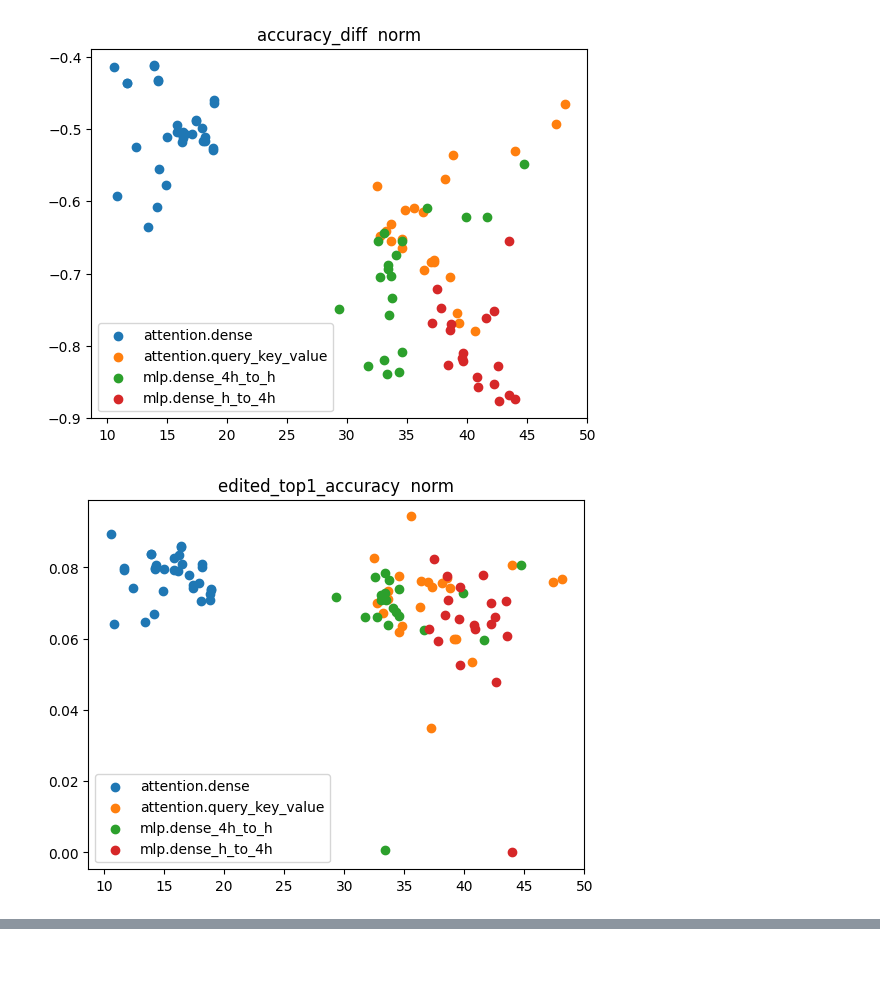
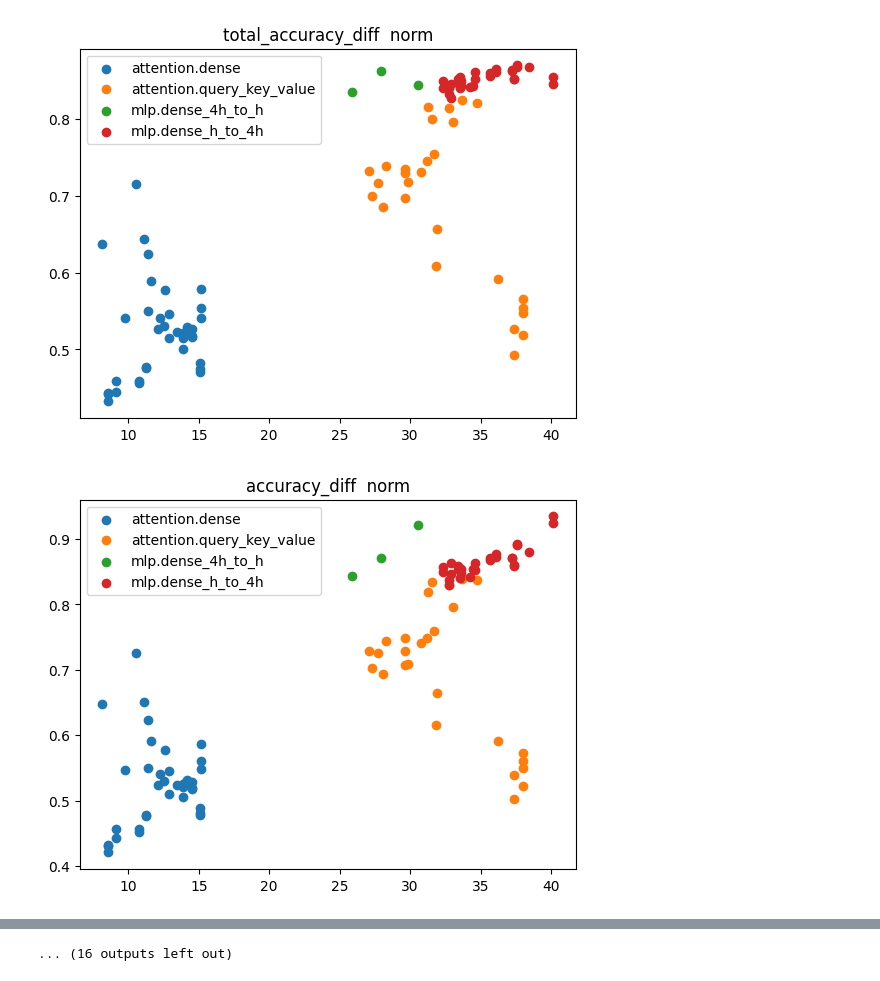
Before and after one commit to will-r-smith/STUDY, a Jupyter notebook: plotting.ipynb, the cells around one changed output, grey strips where cells are left out. Saved outputs shown, nothing was run; the diff lists cells and outputs as text; code cells hidden in the pictures.

```diff
--- a/plotting.ipynb
+++ b/plotting.ipynb
@@ -34,2 +0,0 @@ gpt_neox.layers.23.attention.dense.weight
-# %%
-df["accuracy_diff"] = df["edited_top1_accuracy"] - df["final_top1_accuracy"]
@@ -63,15 +0,0 @@ block 4     20 21 22 23 (running)
-# %%
-import pandas as pd
-df = pd.read_csv("outputs/results/lr/pythia160m/counterfact.csv")
-df["lnum"] = df["parameter"].apply(lambda param: int(param.split(".")[2]))
-df["lname"] = df["parameter"].apply(lambda param: param.split(".")[3] + "." + param.split(".")[4])
-df = df.sort_values("lnum")
-print("0.9")
-for i in range(len(df)):
-    if df.iloc[i, 7] == 0.9:
-        print(df.iloc[i, 5])
-
-print("===============\n0.8")
-for i in range(len(df)):
-    if df.iloc[i, 7] == 0.8:
-        print(df.iloc[i, 5])
@@ -126,0 +244,12 @@ from sklearn.linear_model import LinearRegression
+# %%
+import pandas as pd
+import numpy as np
+import matplotlib.pyplot as plt
+import seaborn as sns
+
+# Set the Seaborn style for muted colors
+sns.set(style="whitegrid")
+sns.set_palette("muted")
+
+# Custom color palette for the plots
+colors = sns.color_palette("rocket", 3)  # Using 3 shades of reddish-purple
@@ -127,28 +341,36 @@ from sklearn.linear_model import LinearRegression
+# %%
+df["accuracy_diff"] = - df["edited_top1_accuracy"] + df["final_top1_accuracy"]
+df["total_accuracy_diff"] = - df["original_top1_accuracy"] + df["final_top1_accuracy"]
+
+df["cbrt_normalised_norm"] = df["norm"] / np.cbrt(df["lnum"])
+df["normalised_norm"] = df["norm"] / df["lnum"]
+df["cbrt_normalised_re"] = df["relative_error"] / np.cbrt(df["lnum"])
+df["normalised_re"] = df["relative_error"] / df["lnum"]
 # %%
 df8 = df[df["rate"] == 0.8]
 df9 = df[df["rate"] == 0.9]
 # %%
-groups = df9.groupby('lname')
+groups = df8.groupby('lname')
 
-metrics = ["norm", "relative_error"]
-outputs = ["accuracy_diff", "edited_top1_accuracy", "final_top1_accuracy"]
+metrics = ["norm", "relative_error", "normalised_norm", "cbrt_normalised_norm", "normalised_re", "cbrt_normalised_re", "lnum"]
+outputs = ["total_accuracy_diff", "accuracy_diff", "edited_top1_accuracy", "final_top1_accuracy"]
 
 
 
 
 
 for m in metrics:
     for o in outputs:
         # Plot
         fig, ax = plt.subplots()
         ax.margins(0.05) # Optional, just adds 5% padding to the autoscaling
         for name, group in groups:
             ax.scatter(group[m], group[o], marker='o', label=name)
         ax.legend()
         plt.title(o + "  " + m)
         fig.savefig("outputs/plots/"+ o + "_vs_" + m + '.png')
 
         plt.show()
 # %% [output]
-[figure, old version]
+[figure, new version]
-[figure, old version]
+[figure, new version]
@@ -158,0 +387 @@ for m in metrics:
+... (16 outputs left out)
```
Also changed, not shown: parts of 23 cells of this notebook, 13 other files.
